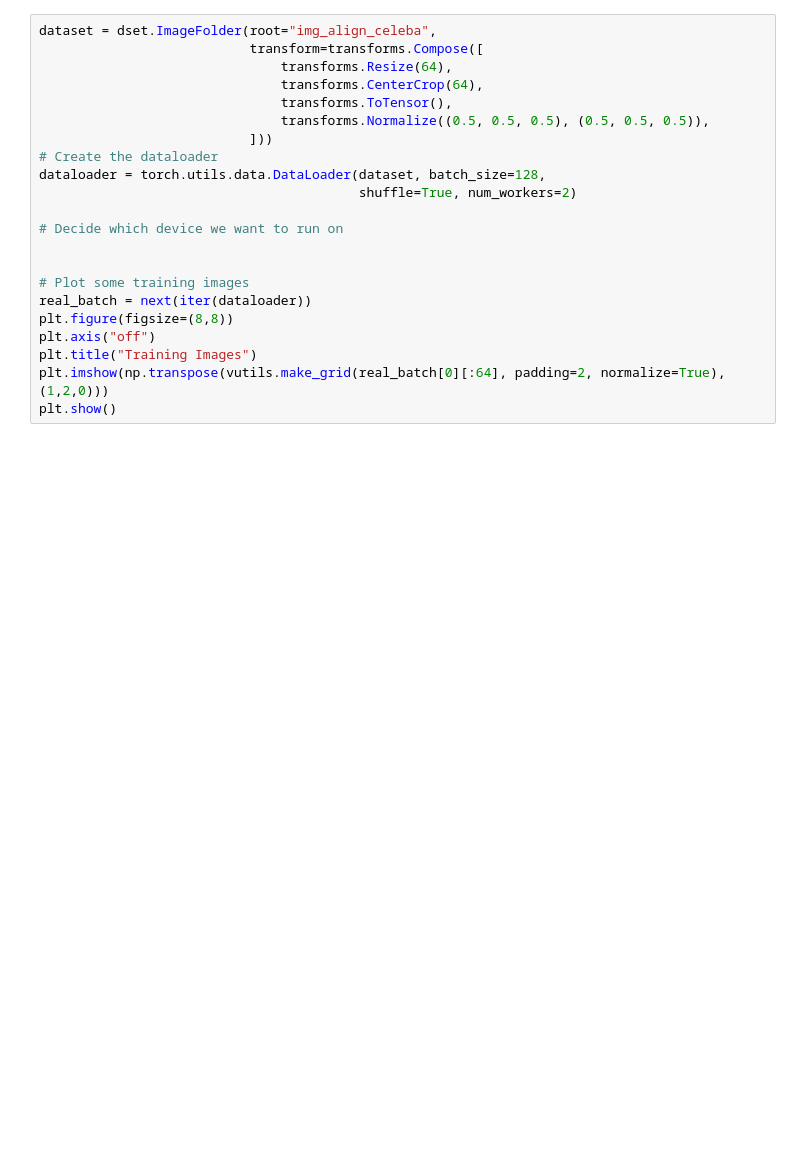
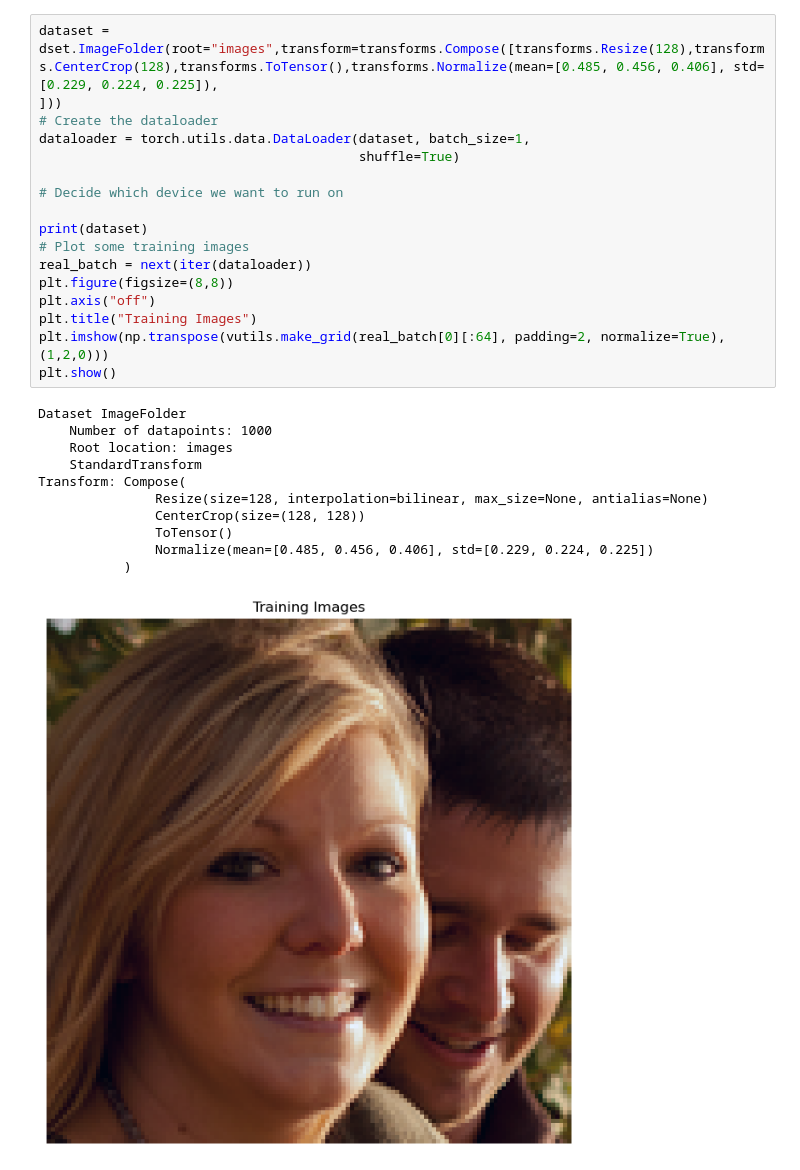
Before and after one commit to tryggebygge/TIF360-Project, a Jupyter notebook: main.ipynb, the cells around one changed output. Cells and saved outputs as stored; diff of their text form; blank space fills up the shorter version.

```diff
--- a/main.ipynb
+++ b/main.ipynb
@@ -26,24 +28,31 @@ torch.use_deterministic_algorithms(True) # Needed for reproducible results
 # %% [output]
 Random Seed:  999
 # %%
-dataset = dset.ImageFolder(root="img_align_celeba",
-                           transform=transforms.Compose([
-                               transforms.Resize(64),
-                               transforms.CenterCrop(64),
-                               transforms.ToTensor(),
-                               transforms.Normalize((0.5, 0.5, 0.5), (0.5, 0.5, 0.5)),
-                           ]))
+dataset = dset.ImageFolder(root="images",transform=transforms.Compose([transforms.Resize(128),transforms.CenterCrop(128),transforms.ToTensor(),transforms.Normalize(mean=[0.485, 0.456, 0.406], std=[0.229, 0.224, 0.225]),
+]))
 # Create the dataloader
-dataloader = torch.utils.data.DataLoader(dataset, batch_size=128,
-                                         shuffle=True, num_workers=2)
+dataloader = torch.utils.data.DataLoader(dataset, batch_size=1,
+                                         shuffle=True)
 
 # Decide which device we want to run on
 
-
+print(dataset)
 # Plot some training images
 real_batch = next(iter(dataloader))
 plt.figure(figsize=(8,8))
 plt.axis("off")
 plt.title("Training Images")
 plt.imshow(np.transpose(vutils.make_grid(real_batch[0][:64], padding=2, normalize=True),(1,2,0)))
 plt.show()
+# %% [output]
+Dataset ImageFolder
+    Number of datapoints: 1000
+    Root location: images
+    StandardTransform
+Transform: Compose(
+               Resize(size=128, interpolation=bilinear, max_size=None, antialias=None)
+               CenterCrop(size=(128, 128))
+               ToTensor()
+               Normalize(mean=[0.485, 0.456, 0.406], std=[0.229, 0.224, 0.225])
+           )
+[figure, added]
```
Also changed, not shown: parts of 6 cells of this notebook, 2 other files.
